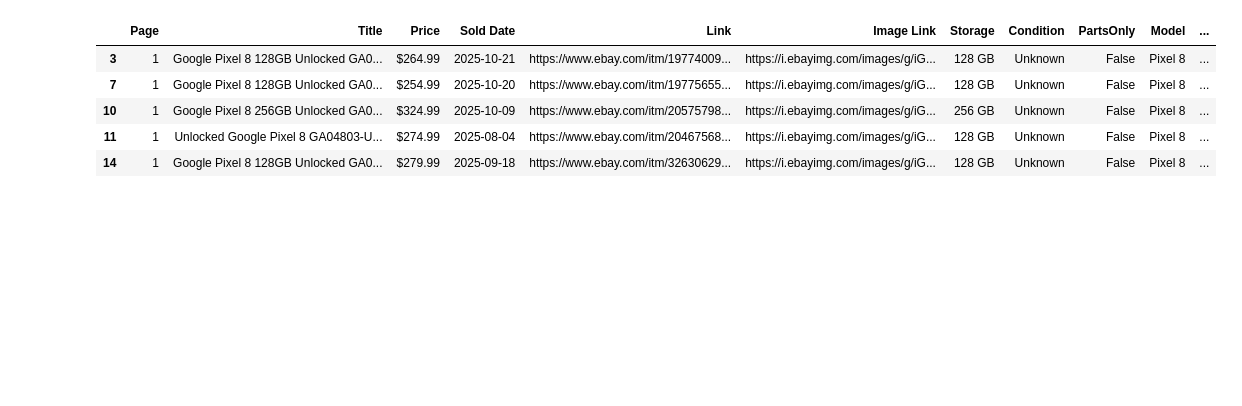
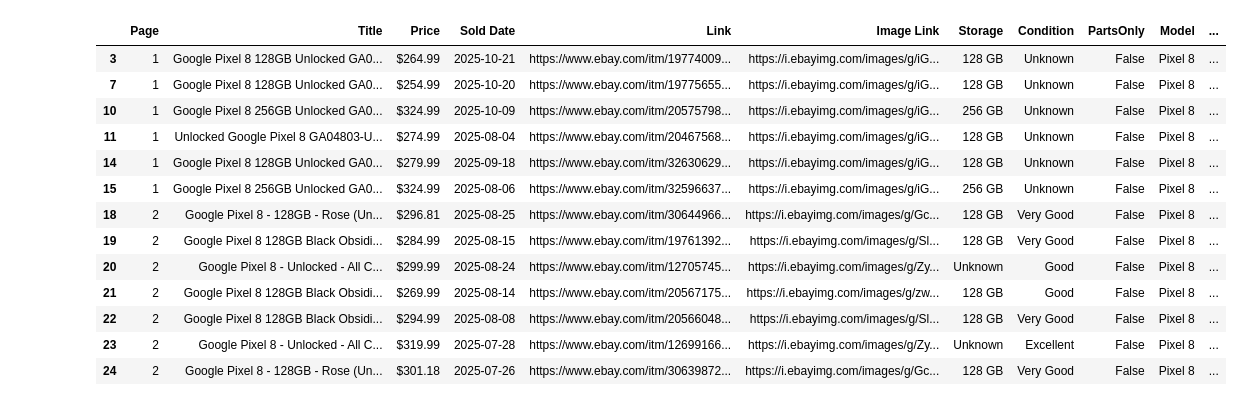
Before and after one commit to MengsrunNit/ebay-scrapping, a Jupyter notebook: Google Pixel/Pixel_Model/Pixel.ipynb, the cells around one changed output. Saved outputs shown, nothing was run; the diff lists cells and outputs as text; code cells hidden in the pictures; blank space fills up the shorter version.

```diff
--- a/Google Pixel/Pixel_Model/Pixel.ipynb
+++ b/Google Pixel/Pixel_Model/Pixel.ipynb
@@ -54,25 +72,33 @@ data.head()
 # %%
 data = pd.read_csv('pixel_8_only.csv')
 
 # Step 1: Remove rows with '|' (multiple model options)
 data = data[~data['Title'].str.contains(r'\|', regex=True, na=False)]
 
 # Step 2: Remove titles that list multiple models like "6 - 6 Pro" or "7a / 7 / 7 Pro"
 pattern_multi = r'\b(?:[1-9][0-9]?)\b\s*[-/|]\s*\b(?:[1-9][0-9]?)(?:\s*(?:Pro|XL|a))?\b'
 data = data[~data['Title'].str.contains(pattern_multi, flags=re.IGNORECASE, na=False)]
 
 # Step 3: Keep only "Pixel 6" and NOT "6 Pro", "6 XL", "6a", etc.
 data = data[
     data['Title'].str.contains(r'\bPixel\s*8\b', flags=re.IGNORECASE, na=False)
     & ~data['Title'].str.contains(r'\b6\s*(?:Pro|XL|a)\b', flags=re.IGNORECASE, na=False)
 ]
 
 # Preview
-data.head()
+data
 # %% [output]
 |  | Page | Title | Price | Sold Date | Link | Image Link | Storage | Condition | PartsOnly | Model | ... |
 | 3 | 1 | Google Pixel 8 128GB Unlocked GA0... | $264.99 | 2025-10-21 | https://www.ebay.com/itm/19774009... | https://i.ebayimg.com/images/g/iG... | 128 GB | Unknown | False | Pixel 8 | ... |
 | 7 | 1 | Google Pixel 8 128GB Unlocked GA0... | $254.99 | 2025-10-20 | https://www.ebay.com/itm/19775655... | https://i.ebayimg.com/images/g/iG... | 128 GB | Unknown | False | Pixel 8 | ... |
 | 10 | 1 | Google Pixel 8 256GB Unlocked GA0... | $324.99 | 2025-10-09 | https://www.ebay.com/itm/20575798... | https://i.ebayimg.com/images/g/iG... | 256 GB | Unknown | False | Pixel 8 | ... |
 | 11 | 1 | Unlocked Google Pixel 8 GA04803-U... | $274.99 | 2025-08-04 | https://www.ebay.com/itm/20467568... | https://i.ebayimg.com/images/g/iG... | 128 GB | Unknown | False | Pixel 8 | ... |
 | 14 | 1 | Google Pixel 8 128GB Unlocked GA0... | $279.99 | 2025-09-18 | https://www.ebay.com/itm/32630629... | https://i.ebayimg.com/images/g/iG... | 128 GB | Unknown | False | Pixel 8 | ... |
+| 15 | 1 | Google Pixel 8 256GB Unlocked GA0... | $324.99 | 2025-08-06 | https://www.ebay.com/itm/32596637... | https://i.ebayimg.com/images/g/iG... | 256 GB | Unknown | False | Pixel 8 | ... |
+| 18 | 2 | Google Pixel 8 - 128GB - Rose (Un... | $296.81 | 2025-08-25 | https://www.ebay.com/itm/30644966... | https://i.ebayimg.com/images/g/Gc... | 128 GB | Very Good | False | Pixel 8 | ... |
+| 19 | 2 | Google Pixel 8 128GB Black Obsidi... | $284.99 | 2025-08-15 | https://www.ebay.com/itm/19761392... | https://i.ebayimg.com/images/g/Sl... | 128 GB | Very Good | False | Pixel 8 | ... |
+| 20 | 2 | Google Pixel 8 - Unlocked - All C... | $299.99 | 2025-08-24 | https://www.ebay.com/itm/12705745... | https://i.ebayimg.com/images/g/Zy... | Unknown | Good | False | Pixel 8 | ... |
+| 21 | 2 | Google Pixel 8 128GB Black Obsidi... | $269.99 | 2025-08-14 | https://www.ebay.com/itm/20567175... | https://i.ebayimg.com/images/g/zw... | 128 GB | Good | False | Pixel 8 | ... |
+| 22 | 2 | Google Pixel 8 128GB Black Obsidi... | $294.99 | 2025-08-08 | https://www.ebay.com/itm/20566048... | https://i.ebayimg.com/images/g/Sl... | 128 GB | Very Good | False | Pixel 8 | ... |
+| 23 | 2 | Google Pixel 8 - Unlocked - All C... | $319.99 | 2025-07-28 | https://www.ebay.com/itm/12699166... | https://i.ebayimg.com/images/g/Zy... | Unknown | Excellent | False | Pixel 8 | ... |
+| 24 | 2 | Google Pixel 8 - 128GB - Rose (Un... | $301.18 | 2025-07-26 | https://www.ebay.com/itm/30639872... | https://i.ebayimg.com/images/g/Gc... | 128 GB | Very Good | False | Pixel 8 | ... |
```
Also changed, not shown: parts of 4 cells of this notebook, 50 other files.
